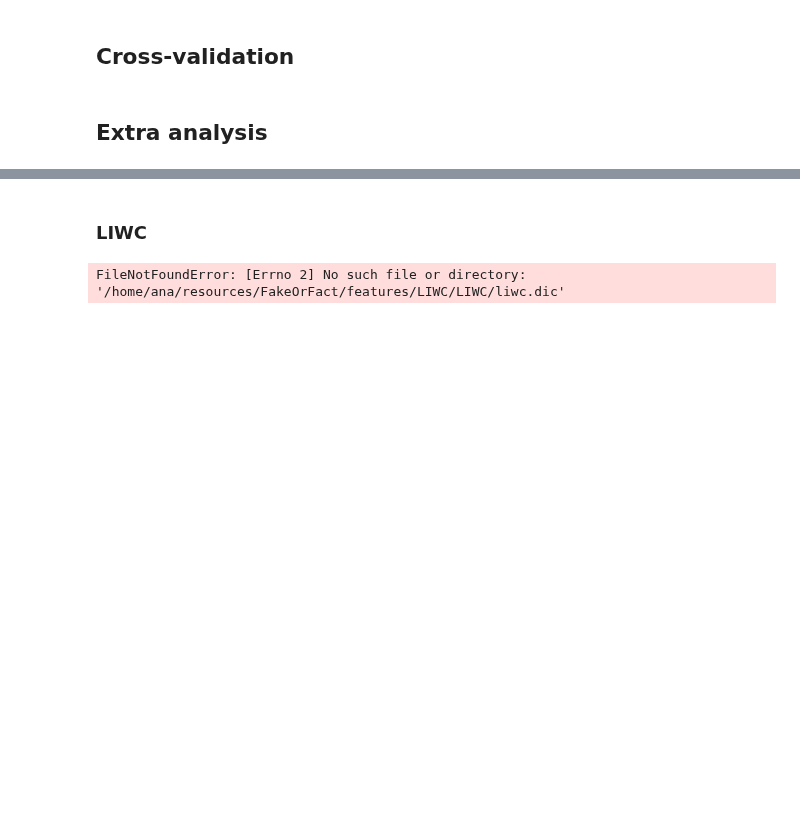
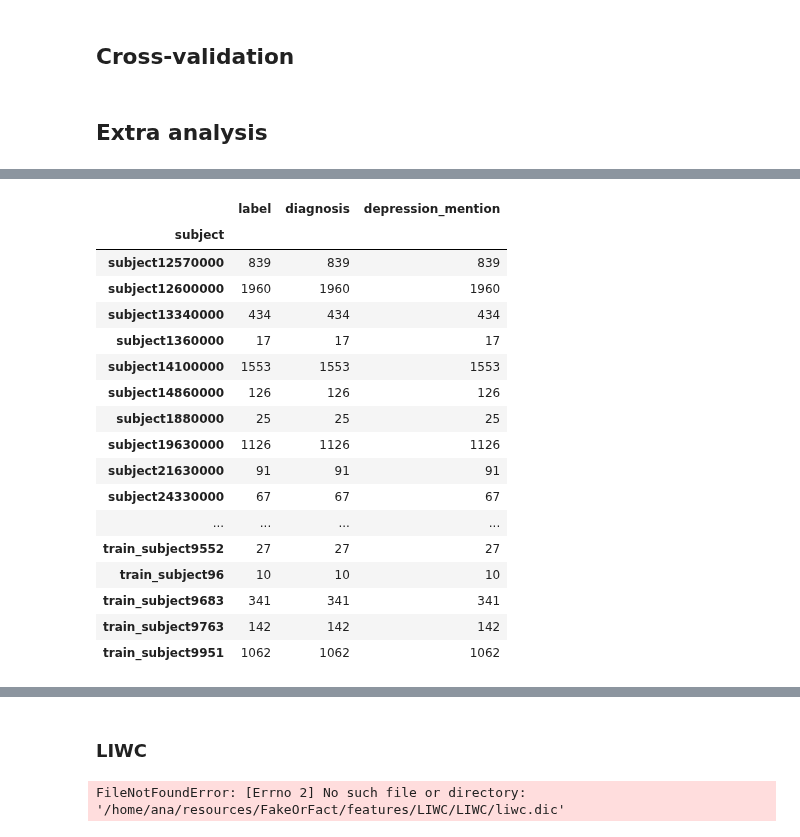
Before and after one commit to ananana/mental-disorders, a Jupyter notebook: eRisk.ipynb, the cells around one changed output, grey strips where cells are left out. Cells and saved outputs as stored; diff of their text form; code cells hidden in the pictures; blank space fills up the shorter version.

```diff
--- a/eRisk.ipynb
+++ b/eRisk.ipynb
@@ -3474,0 +3528,24 @@ writings_df[['text', 'label', 'pronouns', 'text_len', 'neg_vader', 'pos_vader']
+# %%
+pd.set_option('display.max_rows', 214)
+# %%
+writings_df[writings_df['label']==1].groupby('subject').sum()[['label', 'diagnosis', 'depression_mention']
+                                                             ].groupby()
+# %% [output]
+|  | label | diagnosis | depression_mention |
+| subject |  |  |  |
+| subject12570000 | 839 | 839 | 839 |
+| subject12600000 | 1960 | 1960 | 1960 |
+| subject13340000 | 434 | 434 | 434 |
+| subject1360000 | 17 | 17 | 17 |
+| subject14100000 | 1553 | 1553 | 1553 |
+| subject14860000 | 126 | 126 | 126 |
+| subject1880000 | 25 | 25 | 25 |
+| subject19630000 | 1126 | 1126 | 1126 |
+| subject21630000 | 91 | 91 | 91 |
+| subject24330000 | 67 | 67 | 67 |
+| ... | ... | ... | ... |
+| train_subject9552 | 27 | 27 | 27 |
+| train_subject96 | 10 | 10 | 10 |
+| train_subject9683 | 341 | 341 | 341 |
+| train_subject9763 | 142 | 142 | 142 |
+| train_subject9951 | 1062 | 1062 | 1062 |
```
Also changed, not shown: parts of 7 cells of this notebook.
